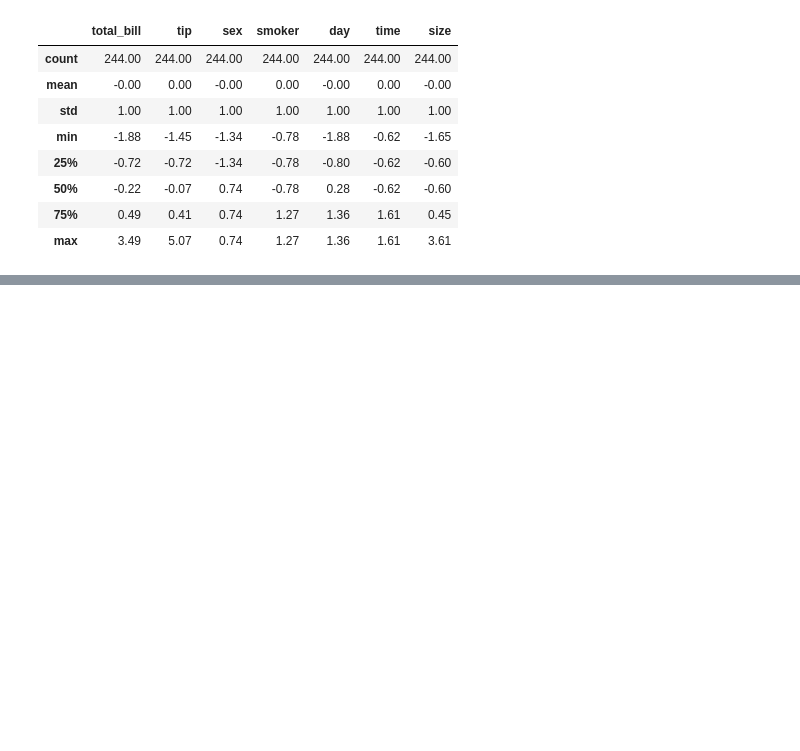
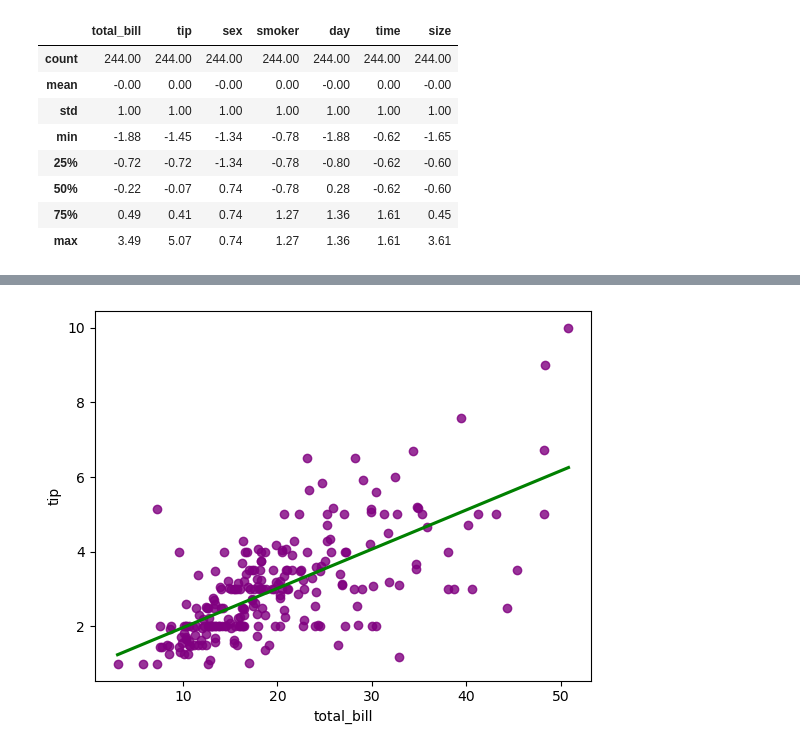
Before and after one commit to harini-kallem/Python_training, a Jupyter notebook: D-18.ipynb, the cells around one changed output, grey strips where cells are left out. Cells and saved outputs as stored; diff of their text form; code cells hidden in the pictures; blank space fills up the shorter version.

```diff
--- a/D-18.ipynb
+++ b/D-18.ipynb
@@ -157,0 +218,5 @@ np.round(sc_df.describe(),2)
+# %%
+sns.regplot(x='total_bill',y='tip',data=df,ci=None,line_kws={'color':'green'},scatter_kws={'color':'purple'})
+plt.show()
+# %% [output]
+[figure, added]
```
Also changed, not shown: parts of 7 cells of this notebook.
